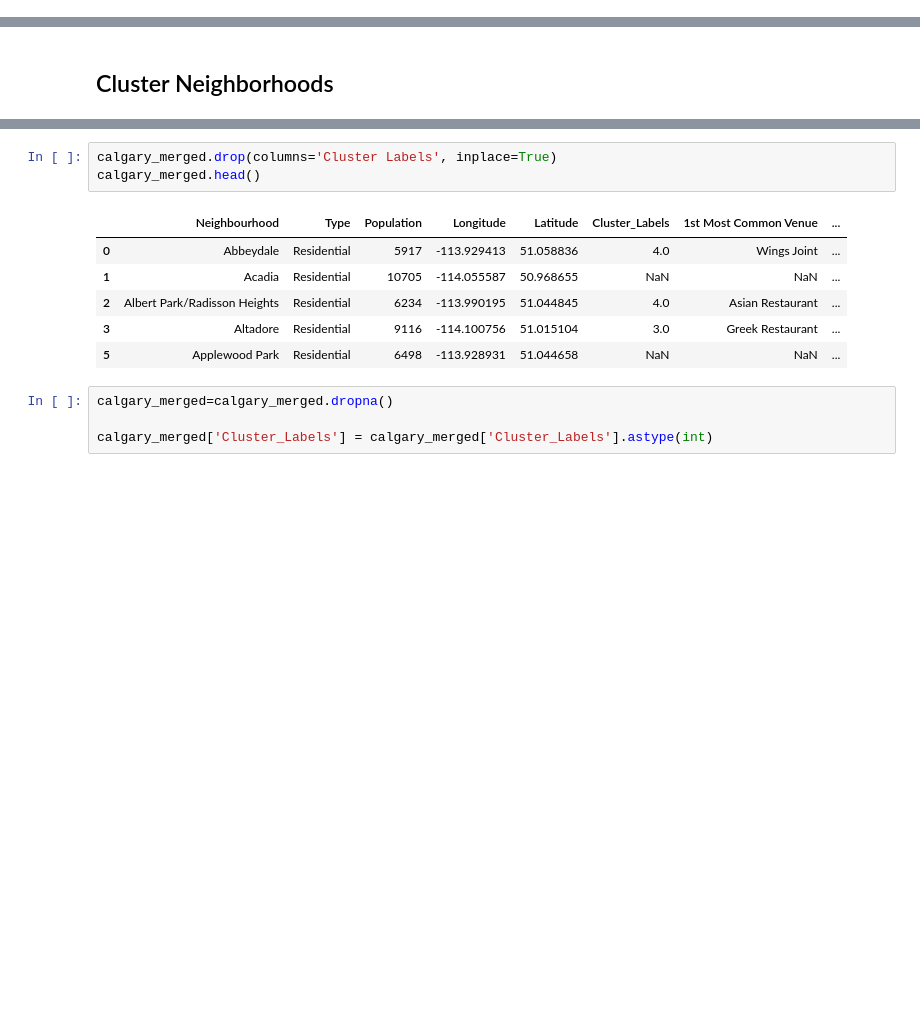
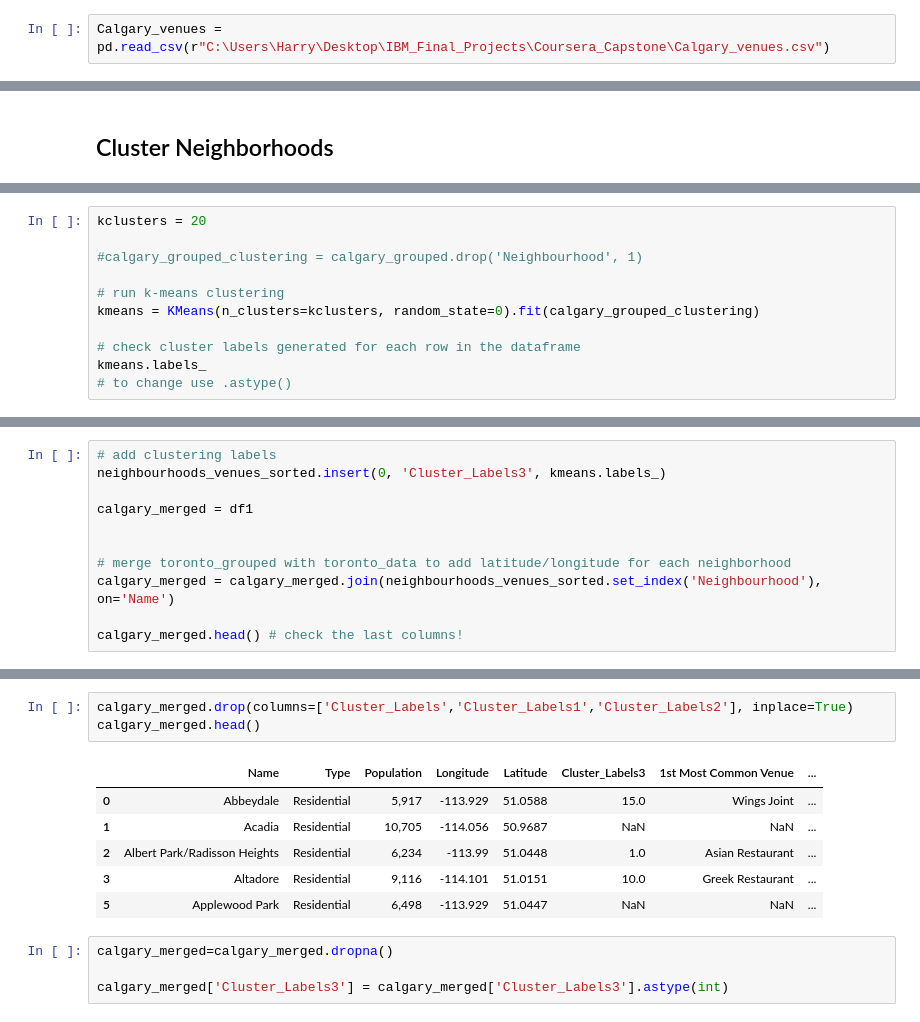
Before and after one commit to y87222185/Coursera_Capstone, a Jupyter notebook: The_Battle_of_Neighborhoods_in_Calgary.ipynb, the cells around one changed output, grey strips where cells are left out. Drawn from its saved outputs; the diff is of its cells as text; blank space fills up the shorter version.

```diff
--- a/The_Battle_of_Neighborhoods_in_Calgary.ipynb
+++ b/The_Battle_of_Neighborhoods_in_Calgary.ipynb
@@ -357,3 +352,5 @@ Calgary_venues.head()
+# %%
+Calgary_venues = pd.read_csv(r"C:\Users\Harry\Desktop\IBM_Final_Projects\Coursera_Capstone\Calgary_venues.csv")
 # %%
 Calgary_venues.shape
 # %% [output]
@@ -844,0 +855,11 @@ calgary_merged.head() # check the last columns!
+# %%
+kclusters = 20
+
+#calgary_grouped_clustering = calgary_grouped.drop('Neighbourhood', 1)
+
+# run k-means clustering
+kmeans = KMeans(n_clusters=kclusters, random_state=0).fit(calgary_grouped_clustering)
+
+# check cluster labels generated for each row in the dataframe
+kmeans.labels_
+# to change use .astype()
@@ -844,0 +895,11 @@ calgary_merged.head() # check the last columns!
+# %%
+# add clustering labels
+neighbourhoods_venues_sorted.insert(0, 'Cluster_Labels3', kmeans.labels_)
+
+calgary_merged = df1
+
+
+# merge toronto_grouped with toronto_data to add latitude/longitude for each neighborhood
+calgary_merged = calgary_merged.join(neighbourhoods_venues_sorted.set_index('Neighbourhood'), on='Name')
+
+calgary_merged.head() # check the last columns!
@@ -845,17 +913,17 @@ calgary_merged.head() # check the last columns!
 # %%
-calgary_merged.drop(columns='Cluster Labels', inplace=True)
+calgary_merged.drop(columns=['Cluster_Labels','Cluster_Labels1','Cluster_Labels2'], inplace=True)
 calgary_merged.head()
 # %% [output]
-|  | Neighbourhood | Type | Population | Longitude | Latitude | Cluster_Labels | 1st Most Common Venue | ... |
-| 0 | Abbeydale | Residential | 5917 | -113.929413 | 51.058836 | 4.0 | Wings Joint | ... |
-| 1 | Acadia | Residential | 10705 | -114.055587 | 50.968655 | NaN | NaN | ... |
-| 2 | Albert Park/Radisson Heights | Residential | 6234 | -113.990195 | 51.044845 | 4.0 | Asian Restaurant | ... |
-| 3 | Altadore | Residential | 9116 | -114.100756 | 51.015104 | 3.0 | Greek Restaurant | ... |
-| 5 | Applewood Park | Residential | 6498 | -113.928931 | 51.044658 | NaN | NaN | ... |
+|  | Name | Type | Population | Longitude | Latitude | Cluster_Labels3 | 1st Most Common Venue | ... |
+| 0 | Abbeydale | Residential | 5,917 | -113.929 | 51.0588 | 15.0 | Wings Joint | ... |
+| 1 | Acadia | Residential | 10,705 | -114.056 | 50.9687 | NaN | NaN | ... |
+| 2 | Albert Park/Radisson Heights | Residential | 6,234 | -113.99 | 51.0448 | 1.0 | Asian Restaurant | ... |
+| 3 | Altadore | Residential | 9,116 | -114.101 | 51.0151 | 10.0 | Greek Restaurant | ... |
+| 5 | Applewood Park | Residential | 6,498 | -113.929 | 51.0447 | NaN | NaN | ... |
 # %%
 calgary_merged=calgary_merged.dropna()
 
-calgary_merged['Cluster_Labels'] = calgary_merged['Cluster_Labels'].astype(int)
+calgary_merged['Cluster_Labels3'] = calgary_merged['Cluster_Labels3'].astype(int)
 # %%
 calgary_merged.head()
 # %% [output]
```
Also changed, not shown: parts of 79 cells of this notebook.
